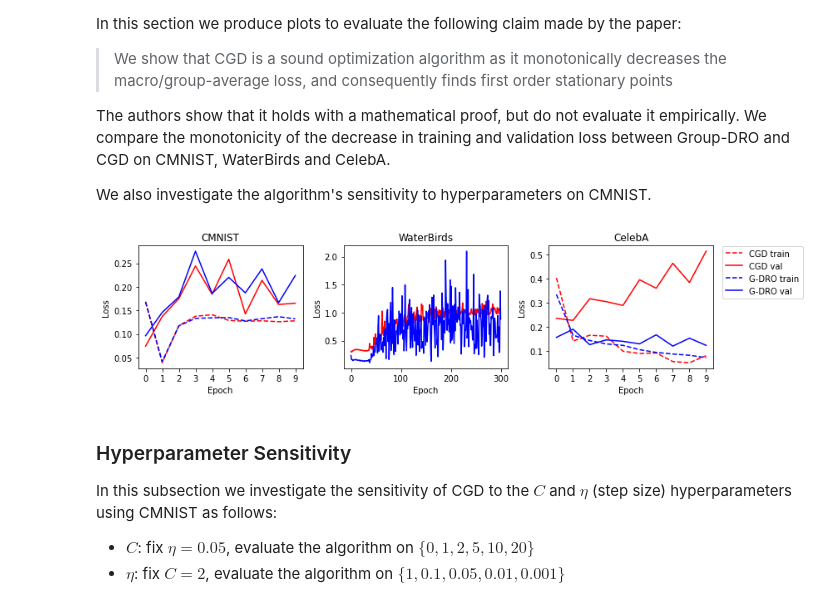
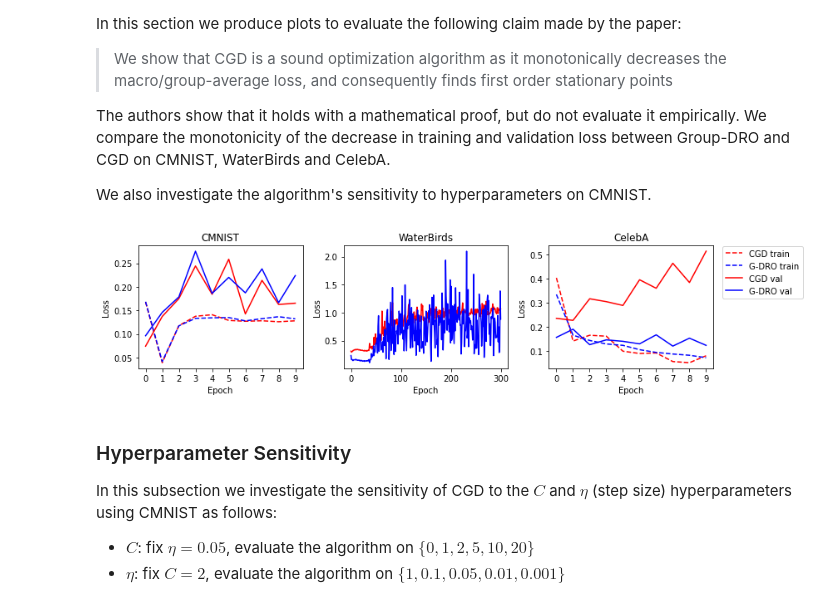
Before and after one commit to WalterSimoncini/CGD-Reproduction, a Jupyter notebook: analysis.ipynb, the cells around one changed output. Saved outputs shown, nothing was run; the diff lists cells and outputs as text; code cells hidden in the pictures.

```diff
--- a/analysis.ipynb
+++ b/analysis.ipynb
@@ -527,37 +527,38 @@ seeds = [0, 42, 13]
 datasets = ["CMNIST", "WaterBirds", "CelebA"]
 
 fig, axes = plt.subplots(nrows=1, ncols=3, figsize=(12, 3))
 
 for i, dataset in enumerate(datasets):
     cgd_train_losses, cgd_val_losses, gdro_train_losses, gdro_val_losses = get_loss_curve(
         dataset,
         non_wilds_datasets,
         seeds
     )
 
     axes[i].set_title(dataset)
     axes[i].set_xlabel("Epoch")
     axes[i].set_ylabel("Loss")
 
     if dataset != "WaterBirds":
         axes[i].set_xticks(np.arange(10))
 
-    axes[i].plot(cgd_train_losses, "r--")
+        axes[i].plot(cgd_train_losses, "r--")
+        axes[i].plot(gdro_train_losses, "b--")
+
     axes[i].plot(cgd_val_losses, "r")
-    axes[i].plot(gdro_train_losses, "b--")
     axes[i].plot(gdro_val_losses, "b")
 
     if i == 2:
         axes[i].legend(
-            ["CGD train", "CGD val", "G-DRO train", "G-DRO val"],
+            ["CGD train", "G-DRO train", "CGD val", "G-DRO val"],
             loc="upper left",
             bbox_to_anchor=(1.03,1.03)
         )
 
 fig.tight_layout()
 plt.show()
 # %% [output]
-[figure, old version]
+[figure, new version]
 # %% [markdown]
 ### Hyperparameter Sensitivity
 
```
Also changed, not shown: parts of 2 cells of this notebook.
